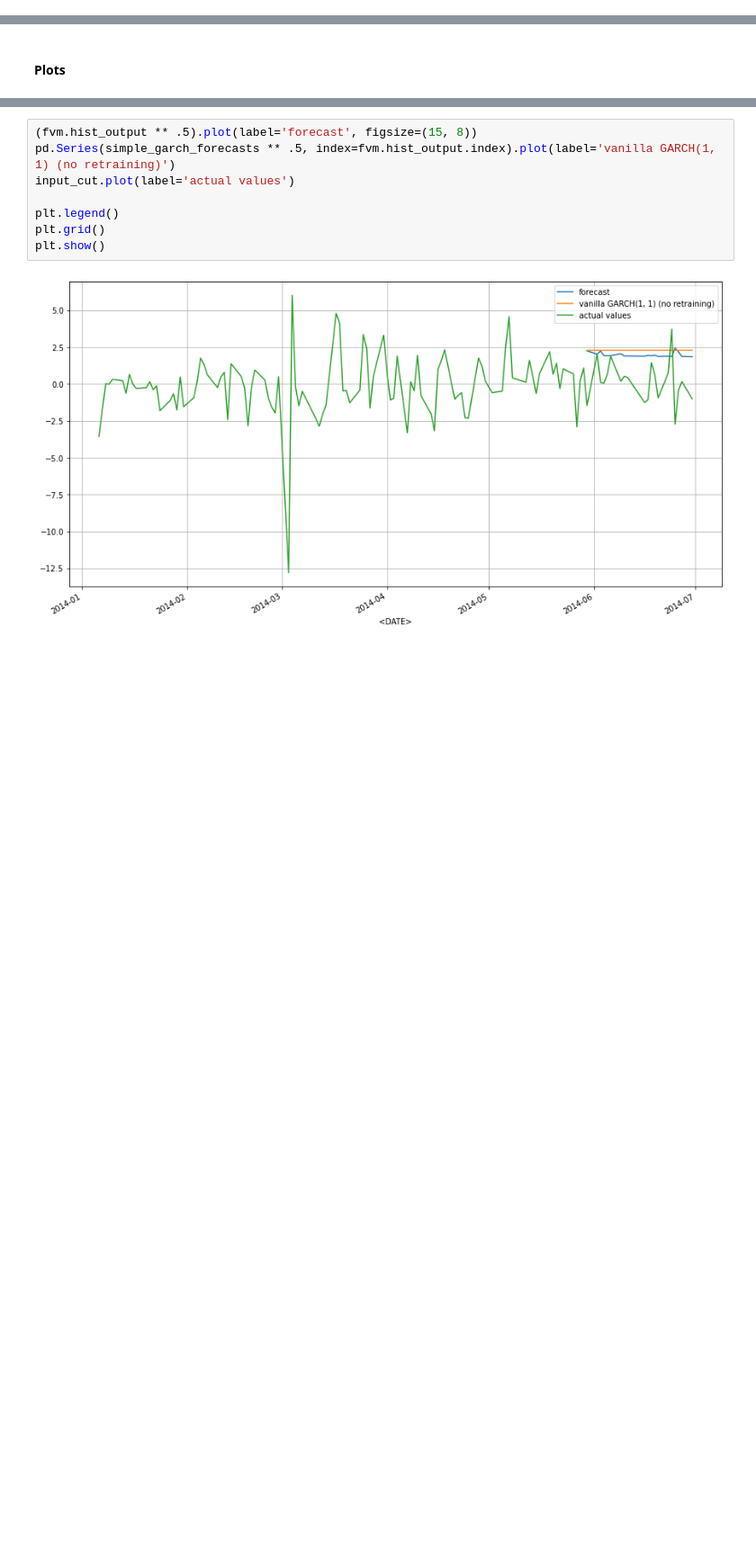
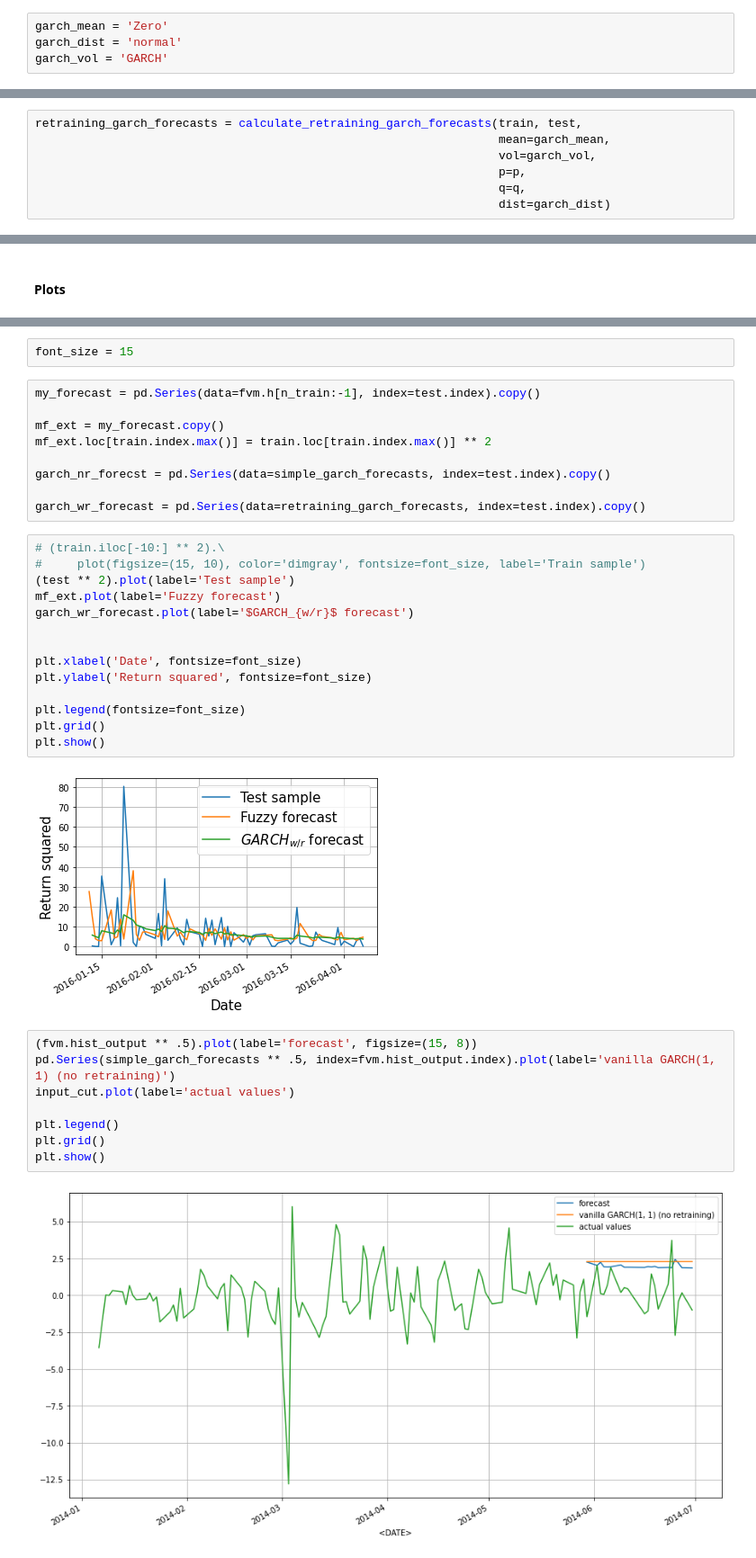
Before and after one commit to Northern125/fuzzy-volatility-modeling, a Jupyter notebook: modeling.ipynb, the cells around one changed output, grey strips where cells are left out. Shown at 90% size. Cells and saved outputs as stored; diff of their text form; blank space fills up the shorter version.

```diff
--- a/modeling.ipynb
+++ b/modeling.ipynb
@@ -307,5 +305,9 @@ model_errors
 # %% [markdown]
 ##### GARCH (no retraining)
+# %%
+garch_mean = 'Zero'
+garch_dist = 'normal'
+garch_vol = 'GARCH'
 # %%
 simple_garch_forecasts = garch_fitted.forecast(horizon=n_test, reindex=False).variance.iloc[0].values
 # %%
@@ -319,0 +326,7 @@ garch_errors
+# %%
+retraining_garch_forecasts = calculate_retraining_garch_forecasts(train, test,
+                                                                  mean=garch_mean,
+                                                                  vol=garch_vol,
+                                                                  p=p,
+                                                                  q=q,
+                                                                  dist=garch_dist)
@@ -353,3 +384,30 @@ plt.show()
+# %%
+font_size = 15
+# %%
+my_forecast = pd.Series(data=fvm.h[n_train:-1], index=test.index).copy()
+
+mf_ext = my_forecast.copy()
+mf_ext.loc[train.index.max()] = train.loc[train.index.max()] ** 2
+
+garch_nr_forecst = pd.Series(data=simple_garch_forecasts, index=test.index).copy()
+
+garch_wr_forecast = pd.Series(data=retraining_garch_forecasts, index=test.index).copy()
+# %%
+# (train.iloc[-10:] ** 2).\
+#     plot(figsize=(15, 10), color='dimgray', fontsize=font_size, label='Train sample')
+(test ** 2).plot(label='Test sample')
+mf_ext.plot(label='Fuzzy forecast')
+garch_wr_forecast.plot(label='$GARCH_{w/r}$ forecast')
+
+
+plt.xlabel('Date', fontsize=font_size)
+plt.ylabel('Return squared', fontsize=font_size)
+
+plt.legend(fontsize=font_size)
+plt.grid()
+plt.show()
+# %% [output]
+[figure, added]
 # %%
 (fvm.hist_output ** .5).plot(label='forecast', figsize=(15, 8))
 pd.Series(simple_garch_forecasts ** .5, index=fvm.hist_output.index).plot(label='vanilla GARCH(1, 1) (no retraining)')
```
Also changed, not shown: parts of 22 cells of this notebook.
